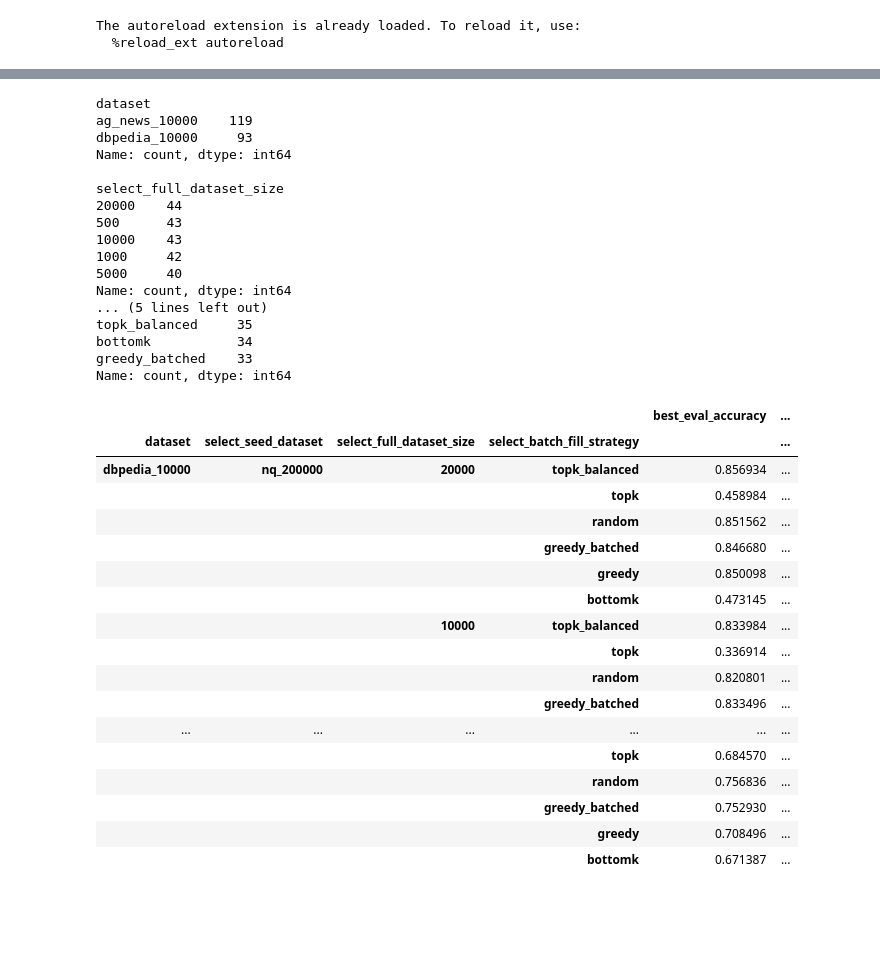
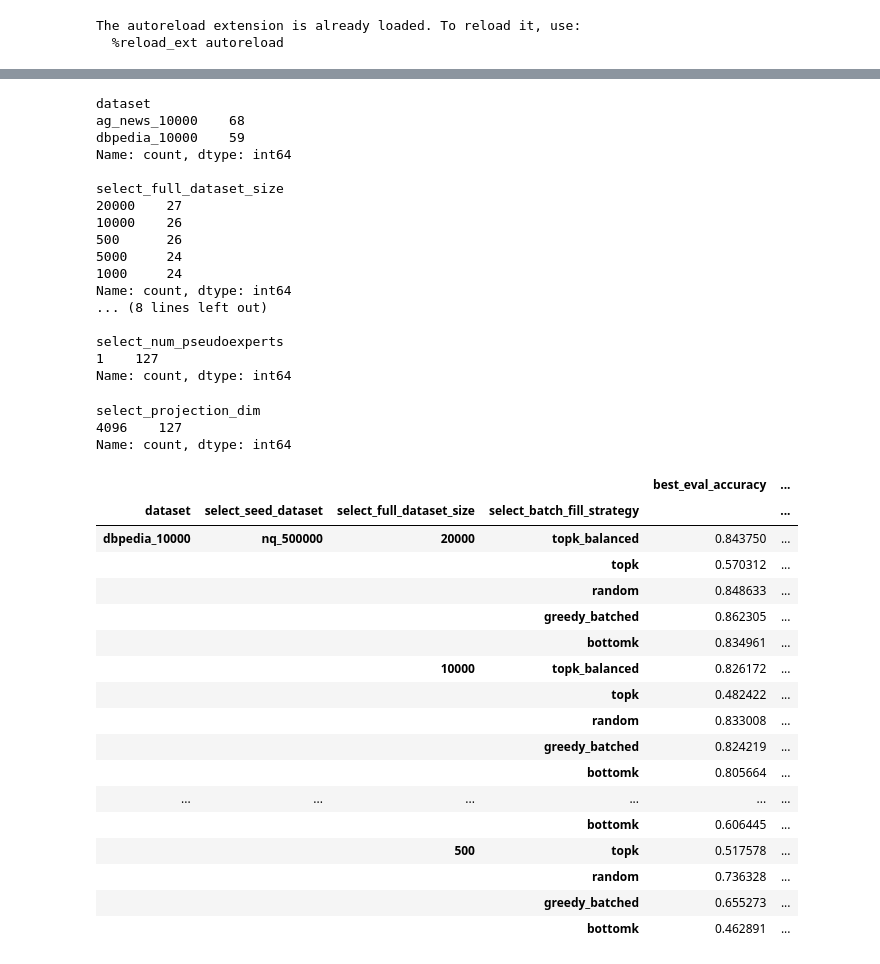
Before and after one commit to jxmorris12/reverse-training, a Jupyter notebook: nbs/2025_03_23_Experiments_first_try.ipynb, the cells around one changed output, grey strips where cells are left out. Cells and saved outputs as stored; diff of their text form; code cells hidden in the pictures; blank space fills up the shorter version.

```diff
--- a/nbs/2025_03_23_Experiments_first_try.ipynb
+++ b/nbs/2025_03_23_Experiments_first_try.ipynb
@@ -16,7 +16,8 @@ import os
 
 HOME_DIR = "/home/jxm/reverse-training"
 df = load_results_as_df(os.path.join(HOME_DIR, "results"))
-df = df[df["select_seed_dataset"].str.endswith("200000")]
-# df = df[df["select_seed_dataset"].str.endswith("500000")]
+df = df[df["select_seed_dataset"].str.endswith("500000")]
+# df = df[df["select_seed_dataxset"].str.endswith("500000")]
 df = df[df["select_label_strategy"] == "auto"]
+df = df[df["select_num_pseudoexperts"] == 1]
 len(df)
@@ -28,50 +35,57 @@ dict_keys(['data', 'full_ot_distance', 'sinkhorn_distance', 'jaccard_overlap_exa
 print(df["dataset"].value_counts(), "\n")
 print(df["select_full_dataset_size"].value_counts(), "\n")
 print(df["select_batch_fill_strategy"].value_counts(), "\n")
+print(df["select_num_pseudoexperts"].value_counts(), "\n")
 # %% [output]
 dataset
-ag_news_10000    119
-dbpedia_10000     93
+ag_news_10000    68
+dbpedia_10000    59
 Name: count, dtype: int64
 
 select_full_dataset_size
-20000    44
-500      43
-10000    43
-1000     42
-5000     40
+20000    27
+10000    26
+500      26
+5000     24
+1000     24
 Name: count, dtype: int64
-... (5 lines left out)
-topk_balanced     35
-bottomk           34
-greedy_batched    33
+... (8 lines left out)
+
+select_num_pseudoexperts
+1    127
 Name: count, dtype: int64
+# %%
+df["select_projection_dim"].value_counts()
+# %% [output]
+select_projection_dim
+4096    127
+Name: count, dtype: int64
 # %%
 import pandas as pd
 
 pd.set_option('display.max_rows', None)
 
 dv_cols = ["dataset", "select_seed_dataset", "select_full_dataset_size", "select_batch_fill_strategy"]
 
 iv_cols = ["best_eval_accuracy", "dataset_sinkhorn_distance", "dataset_jaccard_overlap_vocabulary"]
 
-df.groupby(dv_cols)[iv_cols].mean().sort_values(by=["dataset","select_seed_dataset", "select_full_dataset_size", "select_batch_fill_strategy"], ascending=False)
+df[df["seed"] == 42].groupby(dv_cols)[iv_cols].mean().sort_values(by=["dataset","select_seed_dataset", "select_full_dataset_size", "select_batch_fill_strategy"], ascending=False)
 # %% [output]
 |  |  |  |  | best_eval_accuracy | ... |
 | dataset | select_seed_dataset | select_full_dataset_size | select_batch_fill_strategy |  | ... |
-| dbpedia_10000 | nq_200000 | 20000 | topk_balanced | 0.856934 | ... |
-|  |  |  | topk | 0.458984 | ... |
-|  |  |  | random | 0.851562 | ... |
-|  |  |  | greedy_batched | 0.846680 | ... |
-|  |  |  | greedy | 0.850098 | ... |
-|  |  |  | bottomk | 0.473145 | ... |
-|  |  | 10000 | topk_balanced | 0.833984 | ... |
-|  |  |  | topk | 0.336914 | ... |
-|  |  |  | random | 0.820801 | ... |
-|  |  |  | greedy_batched | 0.833496 | ... |
+| dbpedia_10000 | nq_500000 | 20000 | topk_balanced | 0.843750 | ... |
+|  |  |  | topk | 0.570312 | ... |
+|  |  |  | random | 0.848633 | ... |
+|  |  |  | greedy_batched | 0.862305 | ... |
+|  |  |  | bottomk | 0.834961 | ... |
+|  |  | 10000 | topk_balanced | 0.826172 | ... |
+|  |  |  | topk | 0.482422 | ... |
+|  |  |  | random | 0.833008 | ... |
+|  |  |  | greedy_batched | 0.824219 | ... |
+|  |  |  | bottomk | 0.805664 | ... |
 | ... | ... | ... | ... | ... | ... |
-|  |  |  | topk | 0.684570 | ... |
-|  |  |  | random | 0.756836 | ... |
-|  |  |  | greedy_batched | 0.752930 | ... |
-|  |  |  | greedy | 0.708496 | ... |
-|  |  |  | bottomk | 0.671387 | ... |
+|  |  |  | bottomk | 0.606445 | ... |
+|  |  | 500 | topk | 0.517578 | ... |
+|  |  |  | random | 0.736328 | ... |
+|  |  |  | greedy_batched | 0.655273 | ... |
+|  |  |  | bottomk | 0.462891 | ... |
```
Also changed, not shown: parts of 3 cells of this notebook, 5 other files.
